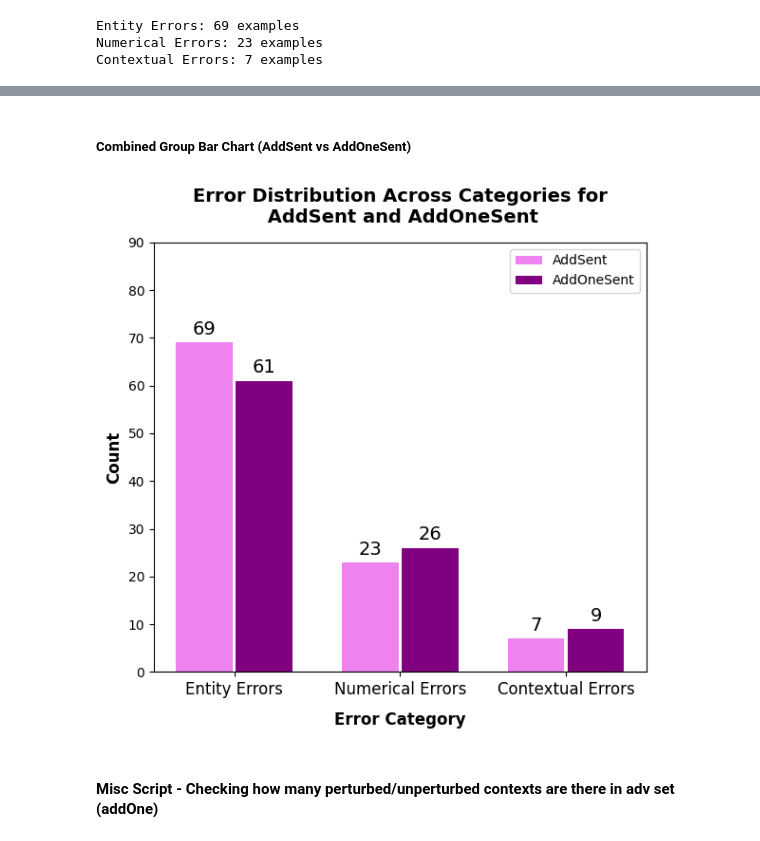
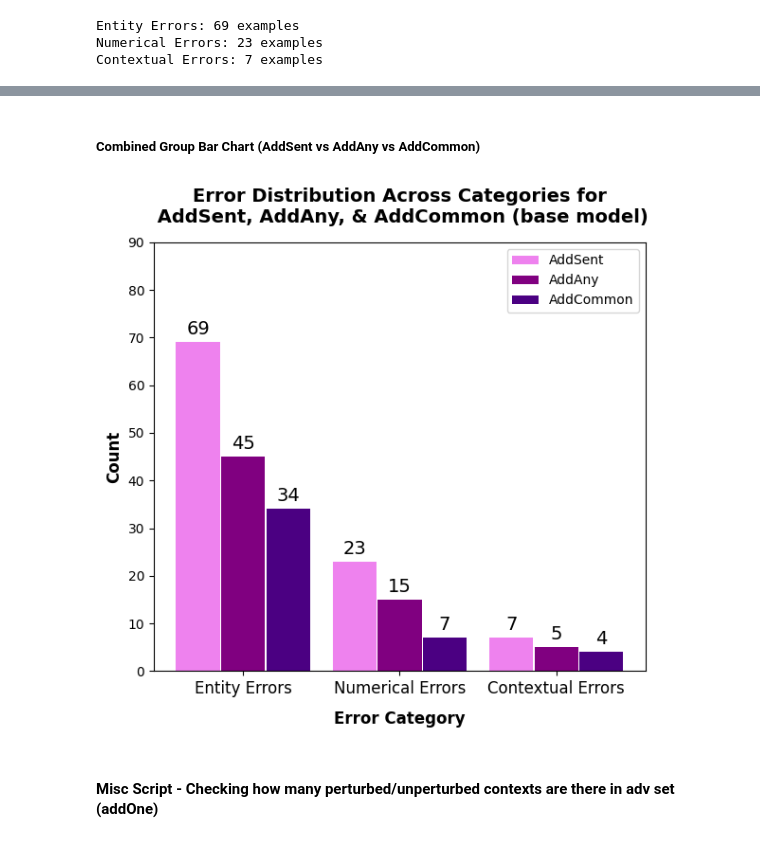
Before and after one commit to Shaz-Momin/nlp-fp-dataset-artifacts, a Jupyter notebook: error_analysis/adv_error_analysis.ipynb, the cells around one changed output, grey strips where cells are left out. Drawn from its saved outputs; the diff is of its cells as text; code cells hidden in the pictures.

```diff
--- a/error_analysis/adv_error_analysis.ipynb
+++ b/error_analysis/adv_error_analysis.ipynb
@@ -99,7 +97,7 @@ categories = {
 }
 
 # Read the JSONL file and classify each example
-with open('addOneSent_incorrect_pred.jsonl', 'r') as file:
+with open('addAny_incorrect_pred.jsonl', 'r') as file:
     for line in file:
         example = json.loads(line)
         category = classify_error(example)
@@ -115,10 +113,10 @@ Contextual Errors: 9 examples
 # %%
 import shutil
 # Save the classified examples to separate files
-if (os.path.exists('addOneSent_error_classes')):
-    shutil.rmtree('addOneSent_error_classes')
-os.mkdir('addOneSent_error_classes')
+if (os.path.exists('addAny_error_classes')):
+    shutil.rmtree('addAny_error_classes')
+os.mkdir('addAny_error_classes')
 for category, examples in categories.items():
-    with open(f'addOneSent_error_classes/{category.replace(" ", "_").lower()}.jsonl', 'w') as file:
+    with open(f'addAny_error_classes/{category.replace(" ", "_").lower()}.jsonl', 'w') as file:
         for example in examples:
             file.write(json.dumps(example) + '\n')
@@ -130,0 +151,10 @@ plot_bar(ylim=80, title='Distribution of Errors on AddOneSent Adversarial test s
+# %%
+import shutil
+# Save the classified examples to separate files
+if (os.path.exists('addCommon_error_classes')):
+    shutil.rmtree('addCommon_error_classes')
+os.mkdir('addCommon_error_classes')
+for category, examples in categories.items():
+    with open(f'addCommon_error_classes/{category.replace(" ", "_").lower()}.jsonl', 'w') as file:
+        for example in examples:
+            file.write(json.dumps(example) + '\n')
@@ -131,5 +165,5 @@ plot_bar(ylim=80, title='Distribution of Errors on AddOneSent Adversarial test s
 # %% [markdown]
-##### Combined Group Bar Chart (AddSent vs AddOneSent)
+##### Combined Group Bar Chart (AddSent vs AddAny vs AddCommon)
 # %%
 import numpy as np
 import matplotlib.pyplot as plt
@@ -139,70 +173,80 @@ category_names_addSent = categories.keys()
 counts_addSent = [len(examples) for examples in categories.values()]
 
 # Data for AddOneSent
-categories_addOneSent = {
-    "Entity Errors": [],
-    "Numerical Errors": [],
-    "Contextual Errors": []
-}
 categories_addSent = {
     "Entity Errors": [],
     "Numerical Errors": [],
     "Contextual Errors": []
 }
+categories_addAny = {
+    "Entity Errors": [],
+    "Numerical Errors": [],
+    "Contextual Errors": []
+}
+categories_addCommon = {
+    "Entity Errors": [],
+    "Numerical Errors": [],
+    "Contextual Errors": []
+}
 
-# Read the JSONL file and classify each example for AddOneSent
-with open('addOneSent_incorrect_pred.jsonl', 'r') as file:
-    for line in file:
-        example = json.loads(line)
-        category = classify_error(example)
-        categories_addOneSent[category].append(example)
+# Function to classify each example
+def classify_example(path, categories):
+    # Read the JSONL file and classify each example for AddOneSent
+    with open(path, 'r') as file:
+        for line in file:
+            example = json.loads(line)
+            category = classify_error(example)
+            categories[category].append(example)
 
-counts_addOneSent = [len(examples) for examples in categories_addOneSent.values()]
-
-# Read the JSONL file and classify each example for AddSent
-with open('addSent_incorrect_pred.jsonl', 'r') as file:
-    for line in file:
-        example = json.loads(line)
-        category = classify_error(example)
-        categories_addSent[category].append(example)
+classify_example('addSent_incorrect_pred.jsonl', categories_addSent)
+classify_example('addAny_incorrect_pred.jsonl', categories_addAny)
+classify_example('addCommon_incorrect_pred.jsonl', categories_addCommon)
 
 counts_addSent = [len(examples) for examples in categories_addSent.values()]
+counts_addAny = [len(examples) for examples in categories_addAny.values()]
+counts_addCommon = [len(examples) for examples in categories_addCommon.values()]
 
 # Create grouped bar chart with padding
 x = np.arange(len(category_names_addSent))  # the label locations
 width = 0.35  # the width of the bars
 padding = 0.01  # padding between bars
 
 fig, ax = plt.subplots(figsize=(6, 6))
-bars1 = ax.bar(x - width/2 - padding/2, counts_addSent, width - padding, label='AddSent', color='violet')
-bars2 = ax.bar(x + width/2 + padding/2, counts_addOneSent, width - padding, label='AddOneSent', color='purple')
+# Adjust x to add padding between groups
+x = np.arange(len(category_names_addSent)) * (width * 3 + padding * 20)
+
+bars1 = ax.bar(x - width - padding, counts_addSent, width, label='AddSent', color='violet')
+bars2 = ax.bar(x, counts_addAny, width, label='AddAny', color='purple')
+bars3 = ax.bar(x + width + padding, counts_addCommon, width, label='AddCommon', color='indigo')
+
 
 # Add some text for labels, title and custom x-axis tick labels, etc.
 ax.set_xlabel('Error Category', fontsize=12, fontweight='semibold', labelpad=10)
 ax.set_ylabel('Count', fontsize=12, fontweight='semibold')
-ax.set_title('Error Distribution Across Categories for\n AddSent and AddOneSent', fontsize=14, pad=15, fontweight='bold')
+ax.set_title('Error Distribution Across Categories for\n AddSent, AddAny, & AddCommon (base model)', fontsize=14, pad=15, fontweight='bold')
 ax.set_xticks(x)
 ax.set_xticklabels(category_names_addSent, fontsize=12)
 ax.legend()
 
 # Add counts above the bars
 def add_counts(bars):
     for bar in bars:
         height = bar.get_height()
         ax.annotate('{}'.format(height),
                     xy=(bar.get_x() + bar.get_width() / 2, height),
                     xytext=(0, 3),  # 3 points vertical offset
                     textcoords="offset points",
                     ha='center', va='bottom', fontsize=14)  # Increase fontsize here
 
 add_counts(bars1)
 add_counts(bars2)
+add_counts(bars3)
 
 plt.tight_layout()
 plt.ylim(0, 90)
 plt.show()
 # %% [output]
-[figure, old version]
+[figure, new version]
 # %% [markdown]
 #### Misc Script - Checking how many perturbed/unperturbed contexts are there in adv set (addOne)
 # %%
```
Also changed, not shown: parts of 10 cells of this notebook, 45 other files.
